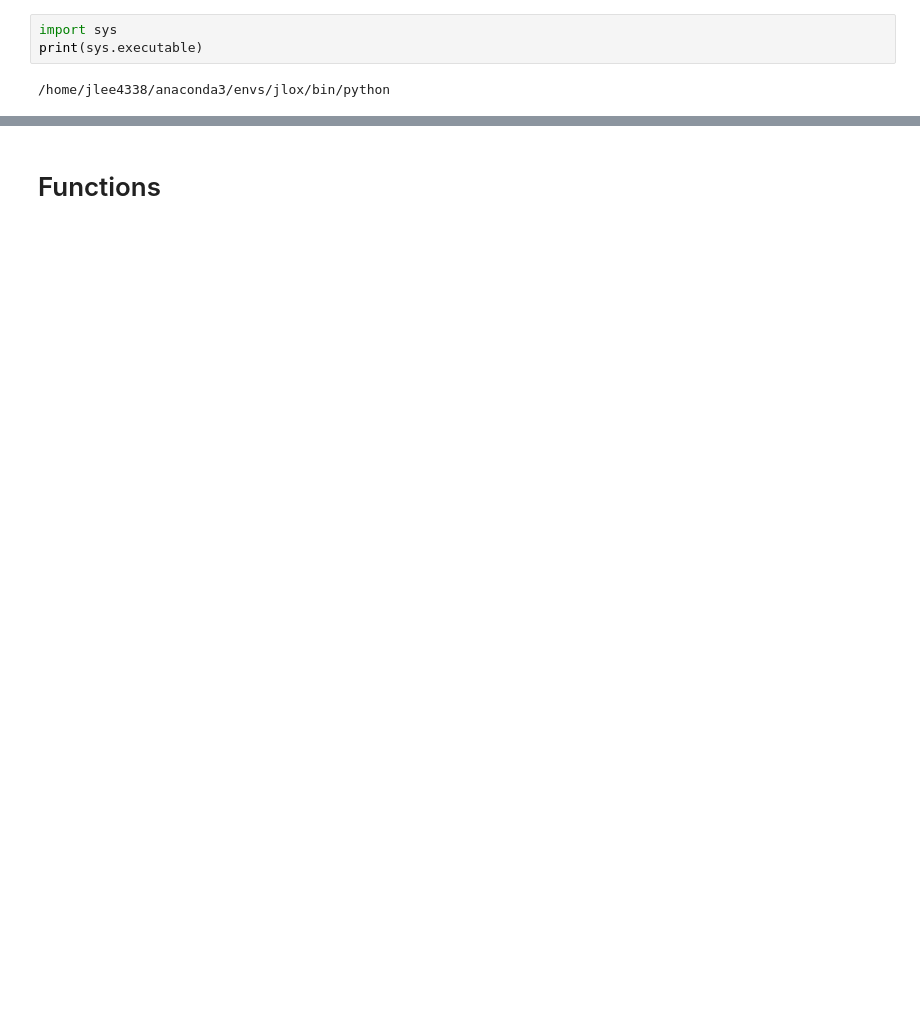
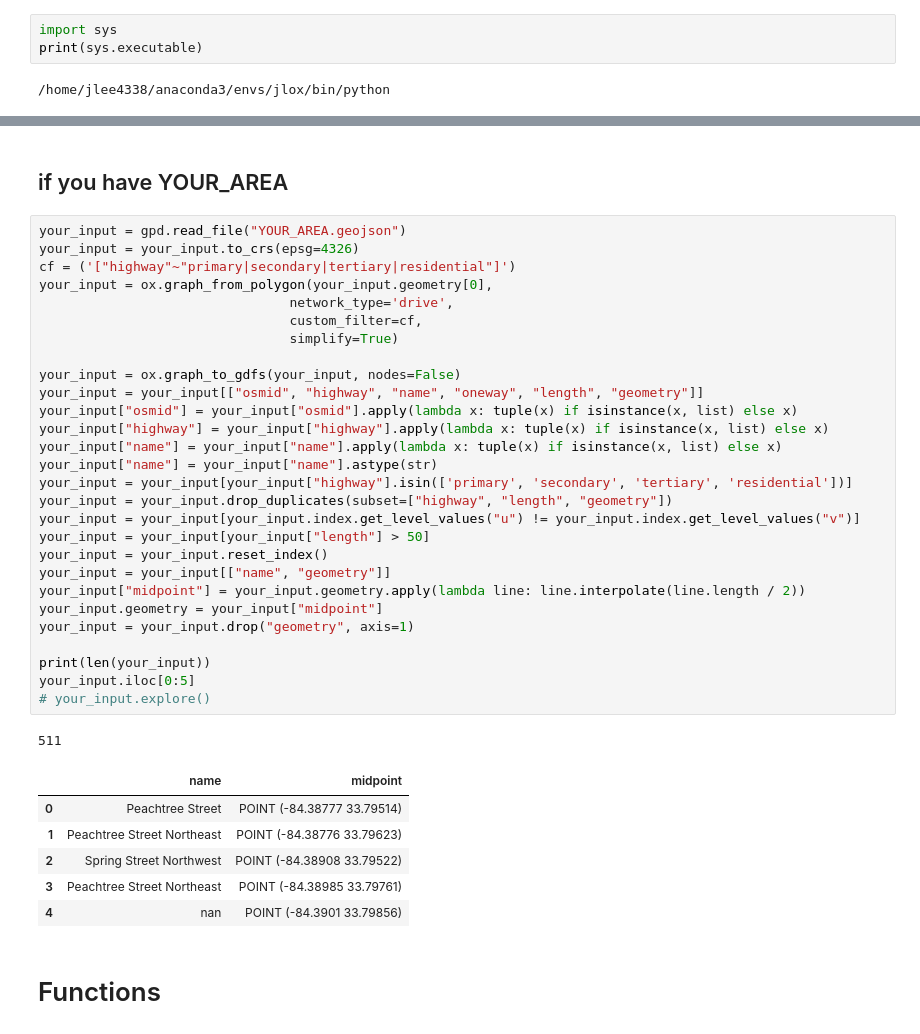
Before and after one commit to GT-CURA/complete_streets, a Jupyter notebook: step1_loader/generate_points_lines.ipynb, the cells around one changed output, grey strips where cells are left out. Saved outputs shown, nothing was run; the diff lists cells and outputs as text; blank space fills up the shorter version.

```diff
--- a/step1_loader/generate_points_lines.ipynb
+++ b/step1_loader/generate_points_lines.ipynb
@@ -145,3 +66,41 @@ edges_studyarea[edges_studyarea["link_id"] == "cluster1_secondary_4_3"].explore(
+# %% [markdown]
+## if you have YOUR_AREA
+# %%
+your_input = gpd.read_file("YOUR_AREA.geojson")
+your_input = your_input.to_crs(epsg=4326)
+cf = ('["highway"~"primary|secondary|tertiary|residential"]')
+your_input = ox.graph_from_polygon(your_input.geometry[0],
+                                network_type='drive',
+                                custom_filter=cf,
+                                simplify=True)
+
+your_input = ox.graph_to_gdfs(your_input, nodes=False)
+your_input = your_input[["osmid", "highway", "name", "oneway", "length", "geometry"]]
+your_input["osmid"] = your_input["osmid"].apply(lambda x: tuple(x) if isinstance(x, list) else x)
+your_input["highway"] = your_input["highway"].apply(lambda x: tuple(x) if isinstance(x, list) else x)
+your_input["name"] = your_input["name"].apply(lambda x: tuple(x) if isinstance(x, list) else x)
+your_input["name"] = your_input["name"].astype(str)
+your_input = your_input[your_input["highway"].isin(['primary', 'secondary', 'tertiary', 'residential'])]
+your_input = your_input.drop_duplicates(subset=["highway", "length", "geometry"])
+your_input = your_input[your_input.index.get_level_values("u") != your_input.index.get_level_values("v")]
+your_input = your_input[your_input["length"] > 50]
+your_input = your_input.reset_index()
+your_input = your_input[["name", "geometry"]]
+your_input["midpoint"] = your_input.geometry.apply(lambda line: line.interpolate(line.length / 2))
+your_input.geometry = your_input["midpoint"]
+your_input = your_input.drop("geometry", axis=1)
+
+print(len(your_input))
+your_input.iloc[0:5]
+# your_input.explore()
+# %% [output]
+511
+|  | name | midpoint |
+| 0 | Peachtree Street | POINT (-84.38777 33.79514) |
+| 1 | Peachtree Street Northeast | POINT (-84.38776 33.79623) |
+| 2 | Spring Street Northwest | POINT (-84.38908 33.79522) |
+| 3 | Peachtree Street Northeast | POINT (-84.38985 33.79761) |
+| 4 | nan | POINT (-84.3901 33.79856) |
 # %% [markdown]
 # Functions
 # %%
```
Also changed, not shown: parts of 32 cells of this notebook, 11 other files.
